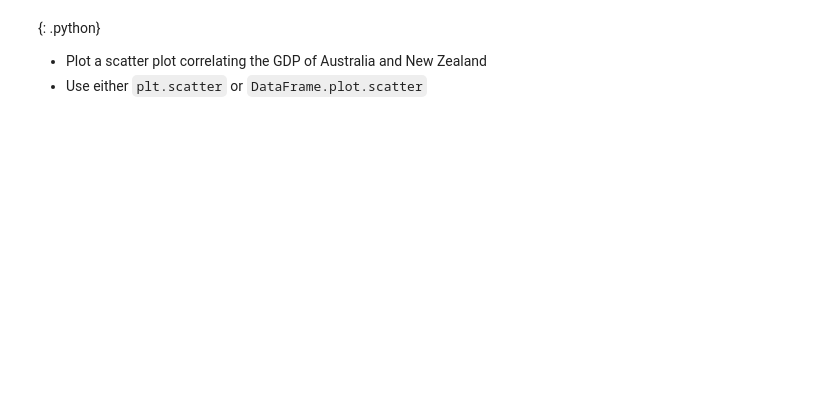
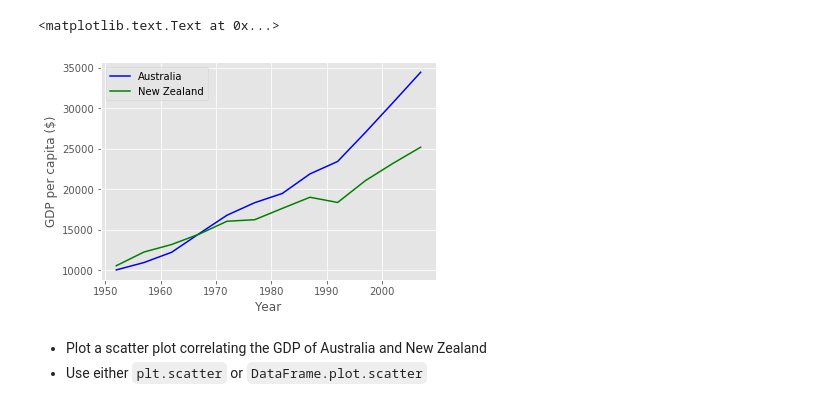
Before and after one commit to UA-Carpentries-Workshops/workshop-resources, a Jupyter notebook: 2018-02-10-Tucson/Python/12-plotting.ipynb, the cells around one changed output. Drawn from its saved outputs; the diff is of its cells as text; code cells hidden in the pictures; blank space fills up the shorter version.

```diff
--- a/2018-02-10-Tucson/Python/12-plotting.ipynb
+++ b/2018-02-10-Tucson/Python/12-plotting.ipynb
@@ -93,25 +101,26 @@ plt.plot(years, gdp_australia, 'b-')
 # %%
 # Accumulator pattern to collect years (as character strings).
 years = []
 for col in data.columns:
     year = col[-4:]
     years.append(year)
 
 # Select two countries' worth of data.
-gdp_australia = data.ix['Australia']
-gdp_nz = data.ix['New Zealand']
+gdp_australia = data.loc['Australia']
+gdp_nz = data.loc['New Zealand']
 
 # Plot with differently-colored markers.
 plt.plot(years, gdp_australia, 'b-', label='Australia')
 plt.plot(years, gdp_nz, 'g-', label='New Zealand')
 
 # Create legend.
 plt.legend(loc='upper left')
 plt.xlabel('Year')
 plt.ylabel('GDP per capita ($)')
+# %% [output]
+<matplotlib.text.Text at 0x...>
+[figure, added]
 # %% [markdown]
-{: .python}
-
 *   Plot a scatter plot correlating the GDP of Australia and New Zealand
 *   Use either `plt.scatter` or `DataFrame.plot.scatter`
 # %%
```
Also changed, not shown: parts of 28 cells of this notebook, 9 other files.
